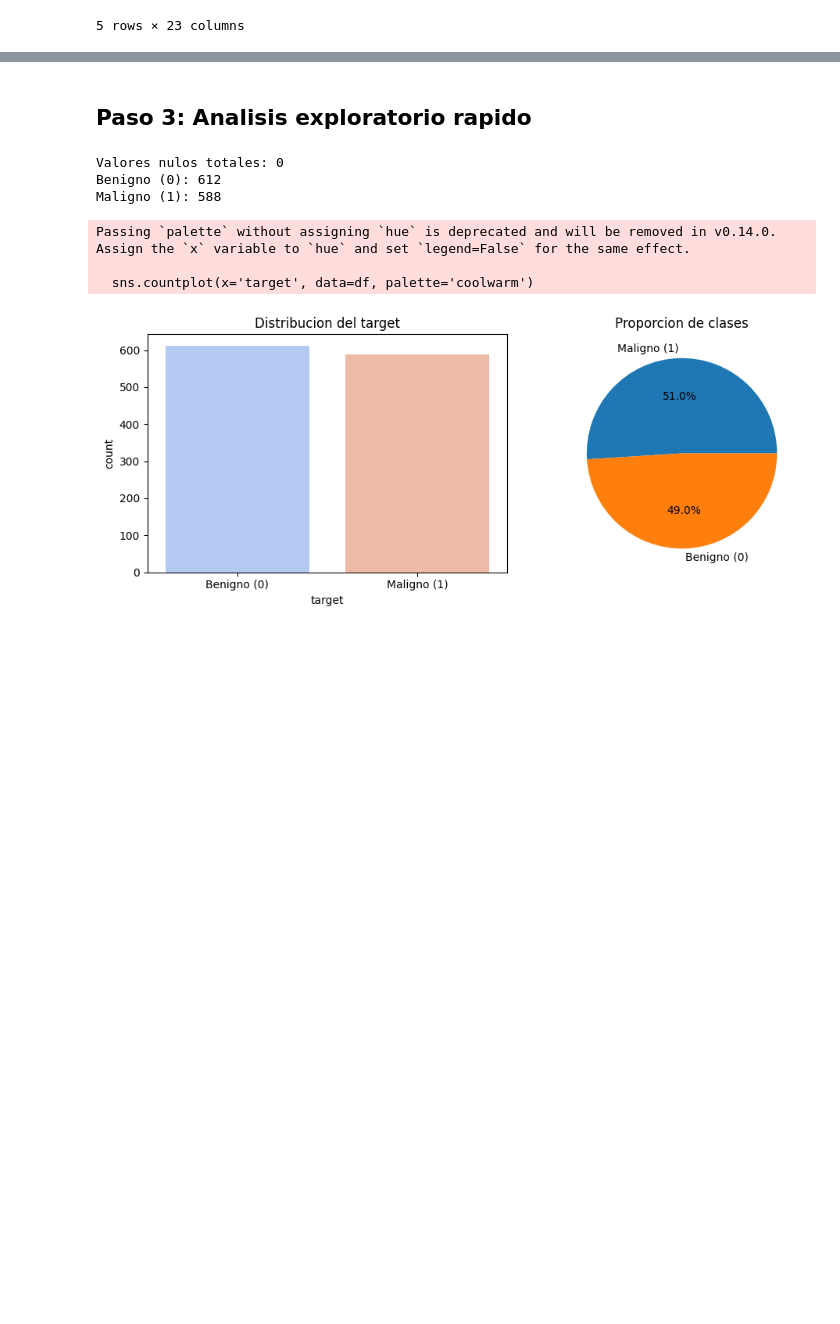
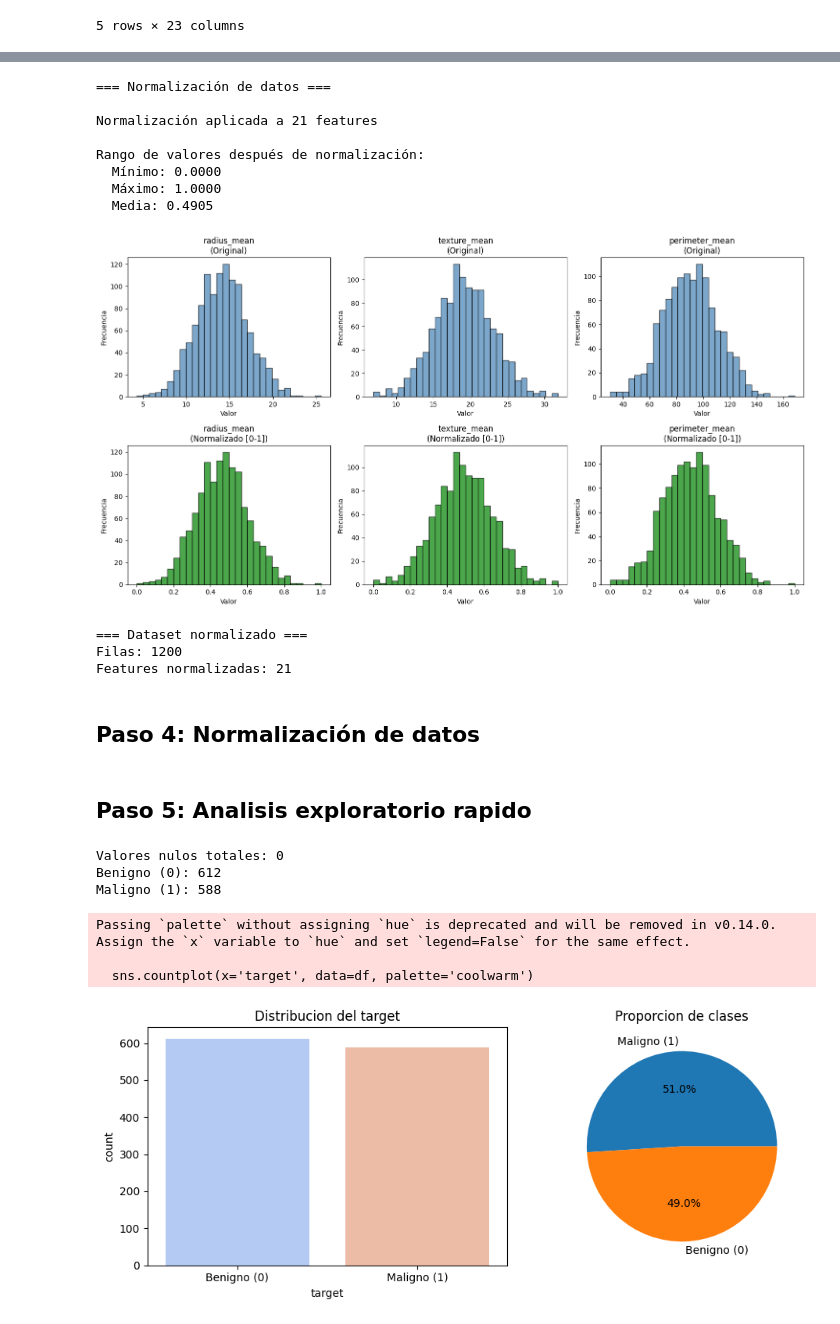
Before and after one commit to 202300080/Rulo, a Jupyter notebook: modelo_datasetLocal.ipynb, the cells around one changed output, grey strips where cells are left out. Cells and saved outputs as stored; diff of their text form; code cells hidden in the pictures; blank space fills up the shorter version.

Commit message:
Update Modelo Local
- Normalización
- Limpieza de datos
- Semillas para establecer scores estables
* El dataset sigue sin ser información limpia para entrenar el modelo

```diff
--- a/modelo_datasetLocal.ipynb
+++ b/modelo_datasetLocal.ipynb
@@ -73,5 +149,61 @@ Mapeo target: 0=Benigno, 1=Maligno
+# %%
+print('=== Normalización de datos ===\n')
+
+# Normalizar las features numéricas al rango [0, 1]
+normalizer = MinMaxScaler()
+
+# Normalizar solo las columnas de features (no diagnosis ni target)
+df_normalized = df.copy()
+df_normalized[feature_cols] = normalizer.fit_transform(df[feature_cols])
+
+print(f"Normalización aplicada a {len(feature_cols)} features")
+print(f"\nRango de valores después de normalización:")
+print(f"  Mínimo: {df_normalized[feature_cols].min().min():.4f}")
+print(f"  Máximo: {df_normalized[feature_cols].max().max():.4f}")
+print(f"  Media: {df_normalized[feature_cols].mean().mean():.4f}")
+
+# Visualizar comparación antes y después (primeras 3 features)
+fig, axes = plt.subplots(2, 3, figsize=(15, 8))
+
+for idx, col in enumerate(feature_cols[:3]):
+    # Antes de normalizar
+    axes[0, idx].hist(df[col], bins=30, color='steelblue', alpha=0.7, edgecolor='black')
+    axes[0, idx].set_title(f'{col}\n(Original)')
+    axes[0, idx].set_xlabel('Valor')
+    axes[0, idx].set_ylabel('Frecuencia')
+
+    # Después de normalizar
+    axes[1, idx].hist(df_normalized[col], bins=30, color='green', alpha=0.7, edgecolor='black')
+    axes[1, idx].set_title(f'{col}\n(Normalizado [0-1])')
+    axes[1, idx].set_xlabel('Valor')
+    axes[1, idx].set_ylabel('Frecuencia')
+
+plt.tight_layout()
+plt.show()
+
+# Actualizar el DataFrame principal con los datos normalizados
+df = df_normalized.copy()
+
+print(f"\n=== Dataset normalizado ===")
+print(f"Filas: {df.shape[0]}")
+print(f"Features normalizadas: {len(feature_cols)}")
+# %% [output]
+=== Normalización de datos ===
+
+Normalización aplicada a 21 features
+
+Rango de valores después de normalización:
+  Mínimo: 0.0000
+  Máximo: 1.0000
+  Media: 0.4905
+[figure, added]
+=== Dataset normalizado ===
+Filas: 1200
+Features normalizadas: 21
+# %% [markdown]
+## Paso 4: Normalización de datos
 # %% [markdown]
-## Paso 3: Analisis exploratorio rapido
+## Paso 5: Analisis exploratorio rapido
 # %%
 print('Valores nulos totales:', df.isnull().sum().sum())
 
```
Also changed, not shown: parts of 15 cells of this notebook.
